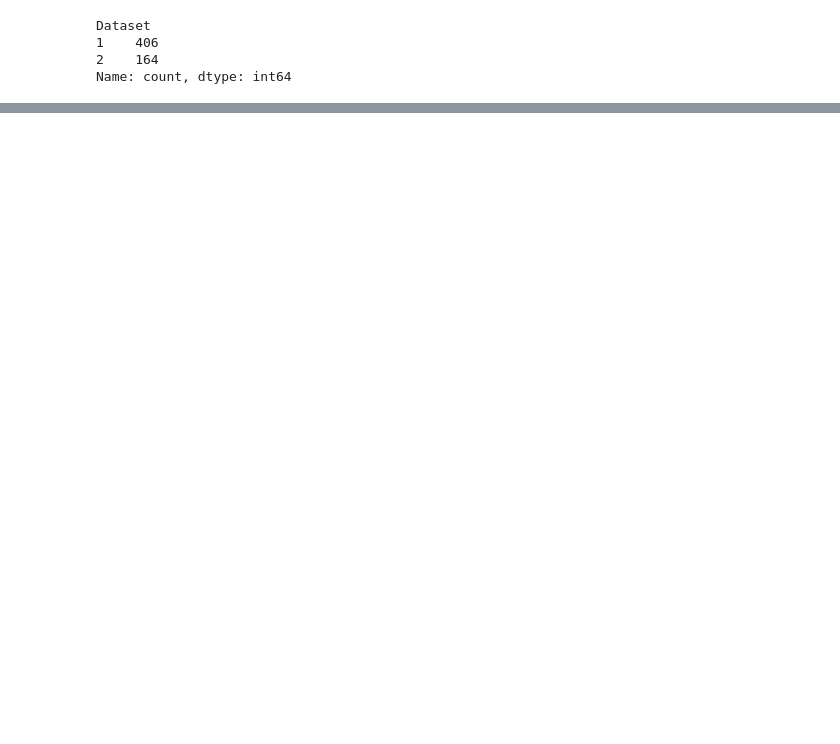
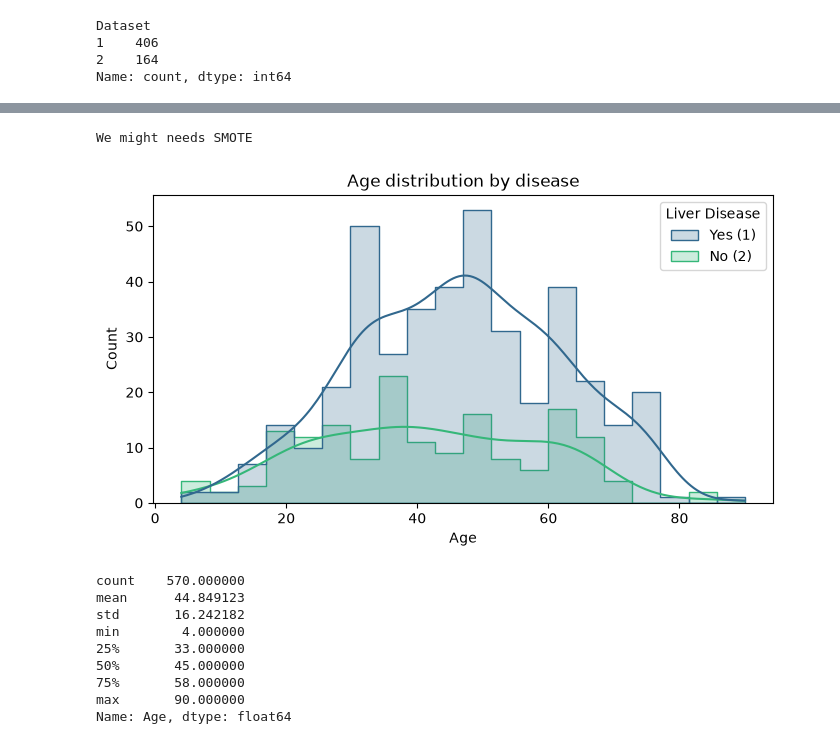
Before and after one commit to ferozeren/comparative-ml-modeling, a Jupyter notebook: liver_patient_records_classification/notebooks/01_data_cleaning.ipynb, the cells around one changed output, grey strips where cells are left out. Cells and saved outputs as stored; diff of their text form; code cells hidden in the pictures; blank space fills up the shorter version.

```diff
--- a/liver_patient_records_classification/notebooks/01_data_cleaning.ipynb
+++ b/liver_patient_records_classification/notebooks/01_data_cleaning.ipynb
@@ -177,0 +253,26 @@ Index(['Age', 'Gender', 'Total_Bilirubin', 'Direct_Bilirubin',
+# %%
+
+print("We might needs SMOTE")
+# %% [output]
+We might needs SMOTE
+# %%
+# Check "Age" Column
+
+plt.figure(figsize=(8,4))
+ax = sns.histplot(data=df, x='Age', hue=df['Dataset'].replace({1: "Yes (1)", 2: "No (2)" }), bins=20, palette='viridis', kde=True, element='step')
+
+sns.move_legend(ax, "upper right", title="Liver Disease")
+plt.title('Age distribution by disease')
+plt.show()
+df['Age'].describe()
+# %% [output]
+[figure, added]
+count    570.000000
+mean      44.849123
+std       16.242182
+min        4.000000
+25%       33.000000
+50%       45.000000
+75%       58.000000
+max       90.000000
+Name: Age, dtype: float64
```
Also changed, not shown: parts of 24 cells of this notebook, 5 other files.
